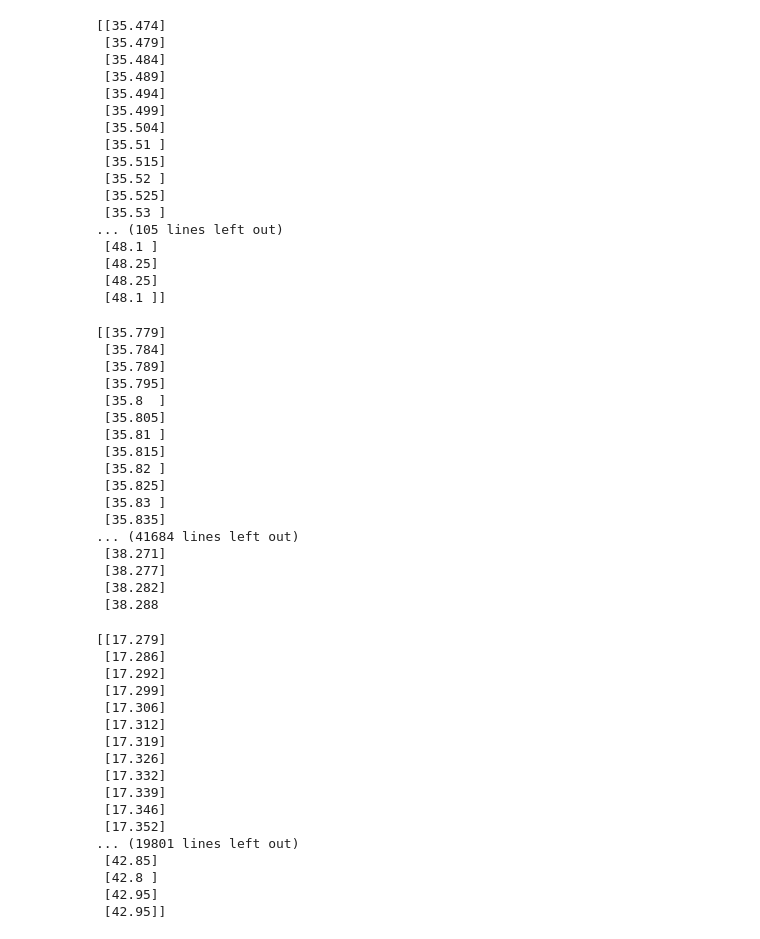
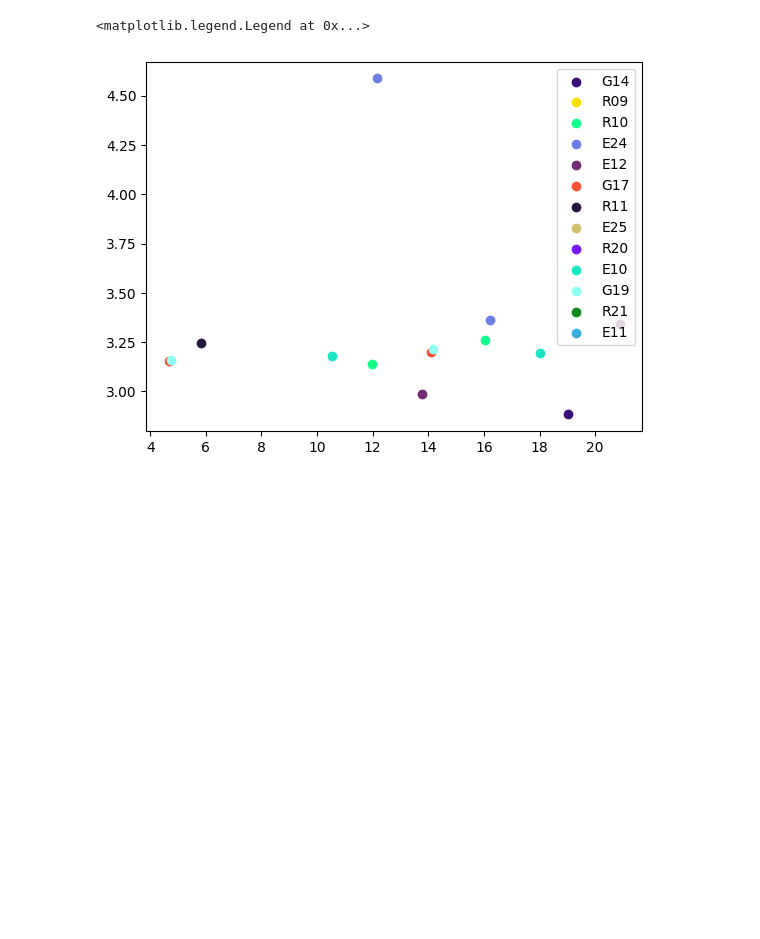
Before and after one commit to ziqing97/gnss_ir_analyze, a Jupyter notebook: src/test_bayes.ipynb, the cells around one changed output. Saved outputs shown, nothing was run; the diff lists cells and outputs as text; code cells hidden in the pictures; blank space fills up the shorter version.

```diff
--- a/src/test_bayes.ipynb
+++ b/src/test_bayes.ipynb
@@ -195,65 +199,19 @@ def estimate_all_satellite(main_path:str,azimut_mask:list,elevation_mask:list,ti
             continue
     return time_dict,height_dict,azimut_dict,elevation_dict,frequency_dict,power_dict
 # %%
-main_path = os.path.abspath('../data/20221004/2/')
+main_path = os.path.abspath('../data/20220907/3/')
 data_dict = dafi.generate_dataframe(main_path)
 satellite_list = data_dict.keys()
 azimut_mask = [270,330]
 elevation_mask = [0,25]
-min_height = 1
+min_height = 2
 max_height = 4 # meter
 time_length = 25 # minutes
-time_dict,height_dict,azimut_dict,elevation_dict,frequency_dict,power_dict = estimate_all_satellite(main_path,azimut_mask,elevation_mask,min_height)
-# for satellite_code in time_dict:
+time_dict,height_dict,azimut_dict,elevation_dict,frequency_dict,power_dict = esth.estimate_all_satellite(main_path,azimut_mask,elevation_mask,min_height,max_height,time_length)
+for satellite_code in time_dict:
+    plt.scatter(elevation_dict[satellite_code],height_dict[satellite_code],label=satellite_code,color=color_dict[satellite_code])
+
+plt.legend(loc="best")
 # %% [output]
-[[35.474]
- [35.479]
- [35.484]
- [35.489]
- [35.494]
- [35.499]
- [35.504]
- [35.51 ]
- [35.515]
- [35.52 ]
- [35.525]
- [35.53 ]
-... (105 lines left out)
- [48.1 ]
- [48.25]
- [48.25]
- [48.1 ]]
+<matplotlib.legend.Legend at 0x...>
-[[35.779]
- [35.784]
- [35.789]
- [35.795]
- [35.8  ]
- [35.805]
- [35.81 ]
- [35.815]
- [35.82 ]
- [35.825]
- [35.83 ]
- [35.835]
-... (41684 lines left out)
- [38.271]
- [38.277]
- [38.282]
- [38.288
-[[17.279]
- [17.286]
- [17.292]
- [17.299]
- [17.306]
- [17.312]
- [17.319]
- [17.326]
- [17.332]
- [17.339]
- [17.346]
- [17.352]
-... (19801 lines left out)
- [42.85]
- [42.8 ]
- [42.95]
- [42.95]]
+[figure, added]
```
Also changed, not shown: parts of 4 cells of this notebook, 10 other files.
